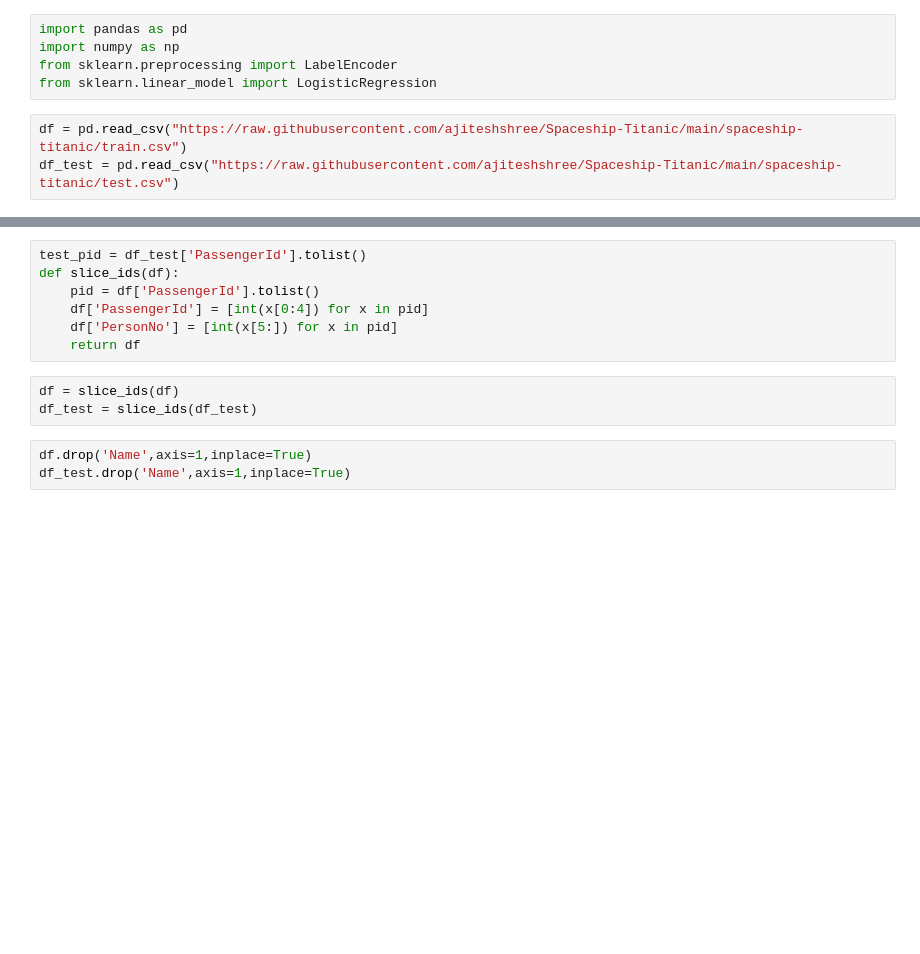
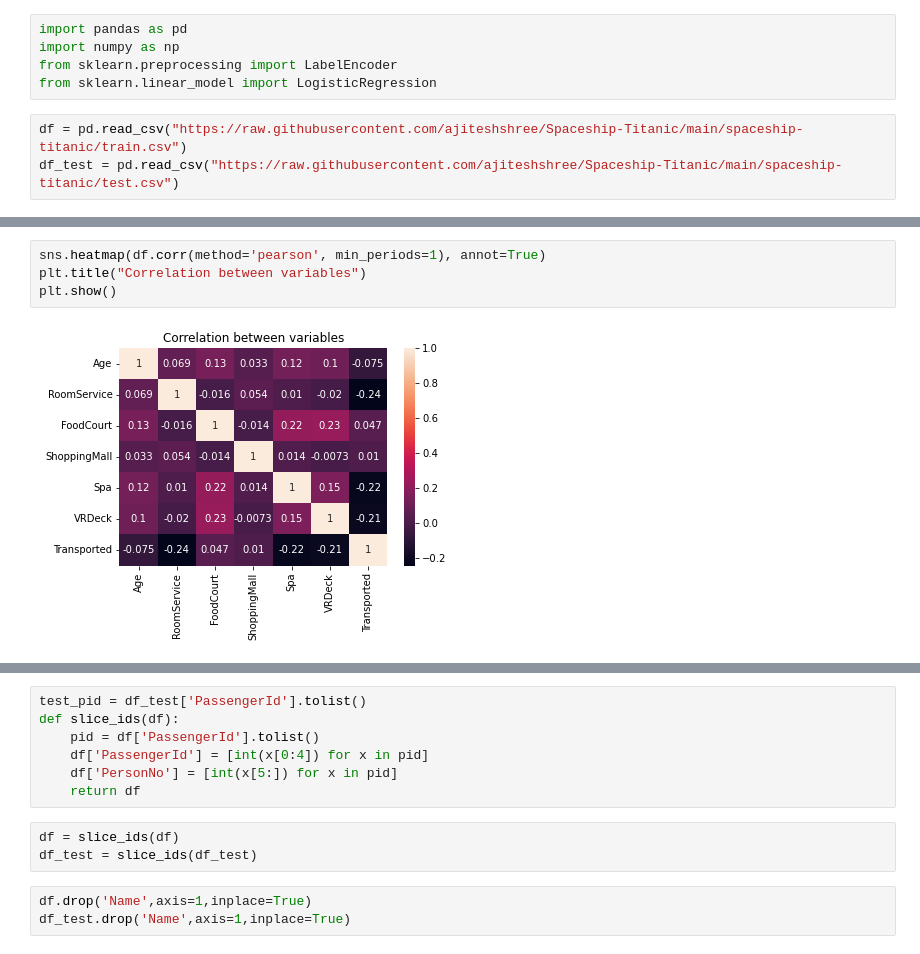
Before and after one commit to ajiteshshree/Spaceship-Titanic, a Jupyter notebook: code.ipynb, the cells around one changed output, grey strips where cells are left out. Cells and saved outputs as stored; diff of their text form; blank space fills up the shorter version.

```diff
--- a/code.ipynb
+++ b/code.ipynb
@@ -8,0 +26,6 @@ df_test = pd.read_csv("https://raw.githubusercontent.com/ajiteshshree/Spaceship-
+# %%
+sns.heatmap(df.corr(method='pearson', min_periods=1), annot=True)
+plt.title("Correlation between variables")
+plt.show()
+# %% [output]
+[figure, added]
```
Also changed, not shown: parts of 15 cells of this notebook.
